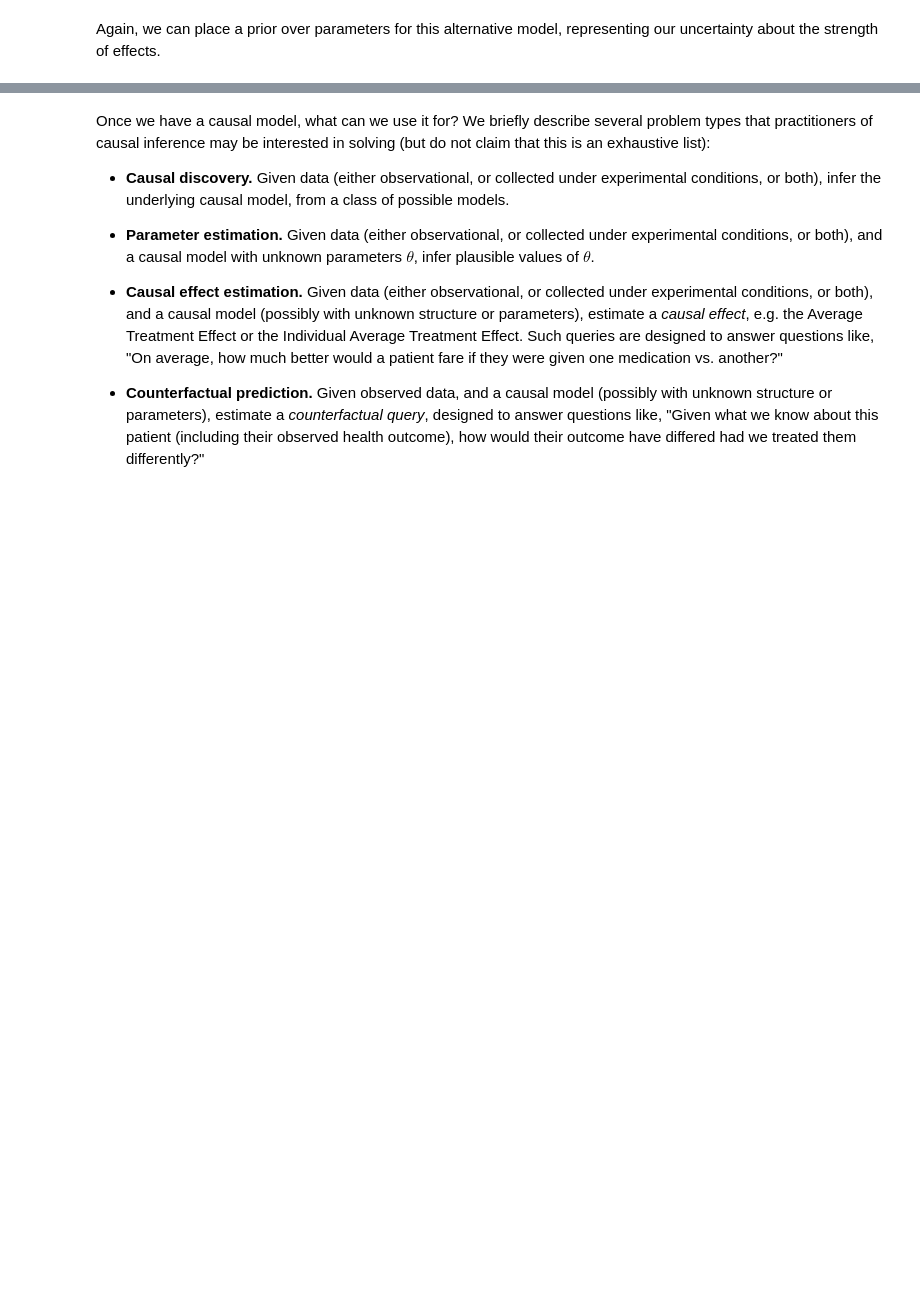
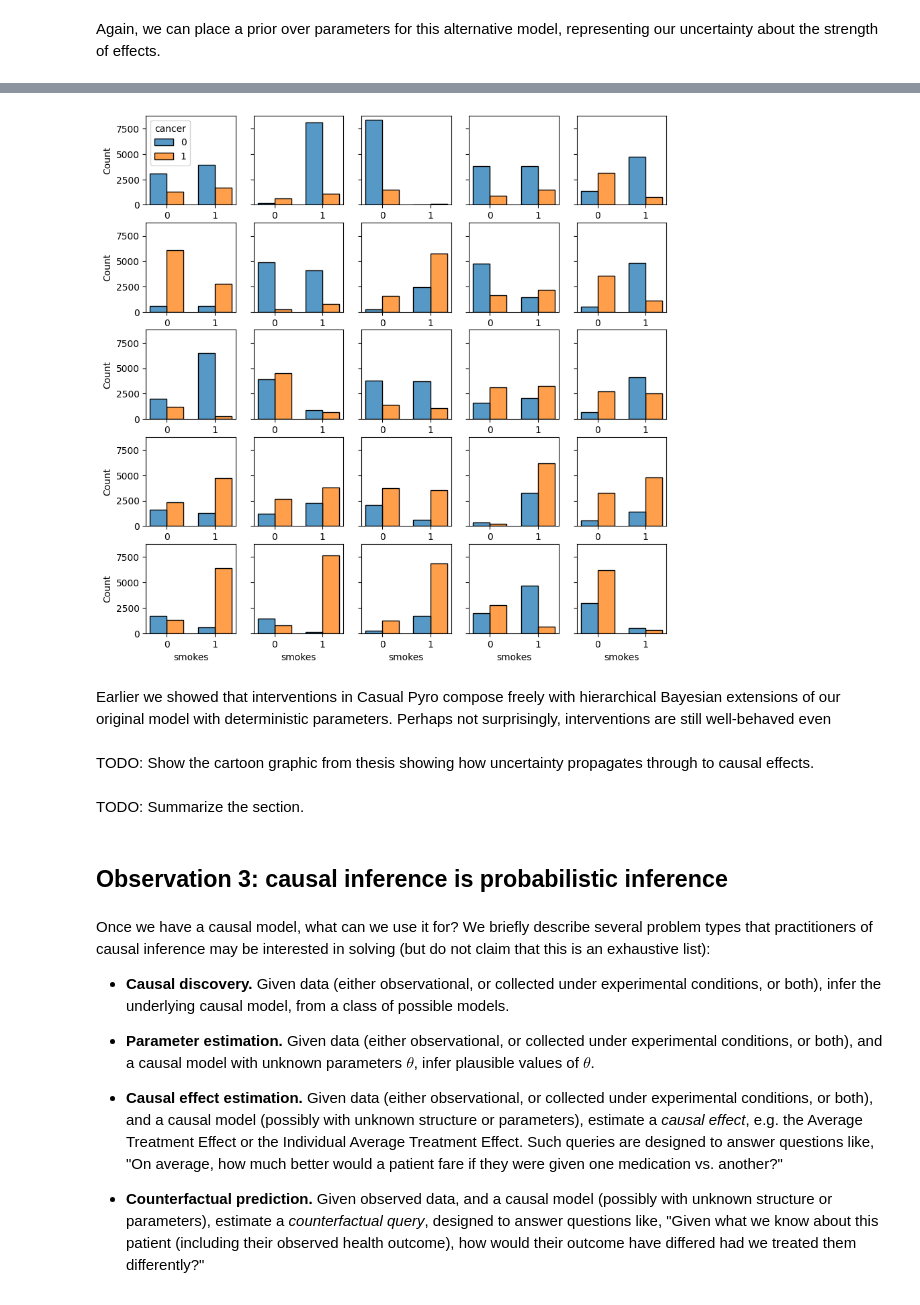
Before and after one commit to BasisResearch/chirho, a Jupyter notebook: docs/source/tutorial_i.ipynb, the cells around one changed output, grey strips where cells are left out. Saved outputs shown, nothing was run; the diff lists cells and outputs as text; code cells hidden in the pictures; blank space fills up the shorter version.

```diff
--- a/docs/source/tutorial_i.ipynb
+++ b/docs/source/tutorial_i.ipynb
@@ -378,4 +424,28 @@ Tensor:
 [drawing not drawn]
+# %%
+_, ax = plt.subplots(5, 5, sharey=True, figsize=(10,10))
+
+for i in range(25):
+
+    row = i % 5
+    col = i // 5
+
+    stress_us, smokes_us, cancer_us = bayesian_observational_model_unknown_structure(n_individuals)
+
+    data_us = torch.concat((stress_us.reshape(-1, 1), smokes_us.reshape(-1, 1), cancer_us.reshape(-1, 1)), axis=-1)
+    frame_us = pd.DataFrame(data_us.numpy(), columns=["stressed", "smokes", "cancer"]).astype("category").replace({0:"0", 1:"1"})
+    sns.histplot(x='smokes', hue='cancer', multiple="dodge", shrink=0.7, data=frame_us, ax=ax[row, col], legend = (False if i else True))
+# %% [output]
+[figure, added]
+# %% [markdown]
+Earlier we showed that interventions in Casual Pyro compose freely with hierarchical Bayesian extensions of our original model with deterministic parameters.
+Perhaps not surprisingly, interventions are still well-behaved even
+# %% [markdown]
+TODO: Show the cartoon graphic from thesis showing how uncertainty propagates through to causal effects.
+# %% [markdown]
+TODO: Summarize the section.
+# %% [markdown]
+## Observation 3: causal inference is probabilistic inference
 # %% [markdown]
 
 Once we have a causal model, what can we use it for? We briefly describe
```
Also changed, not shown: parts of 16 cells of this notebook.
